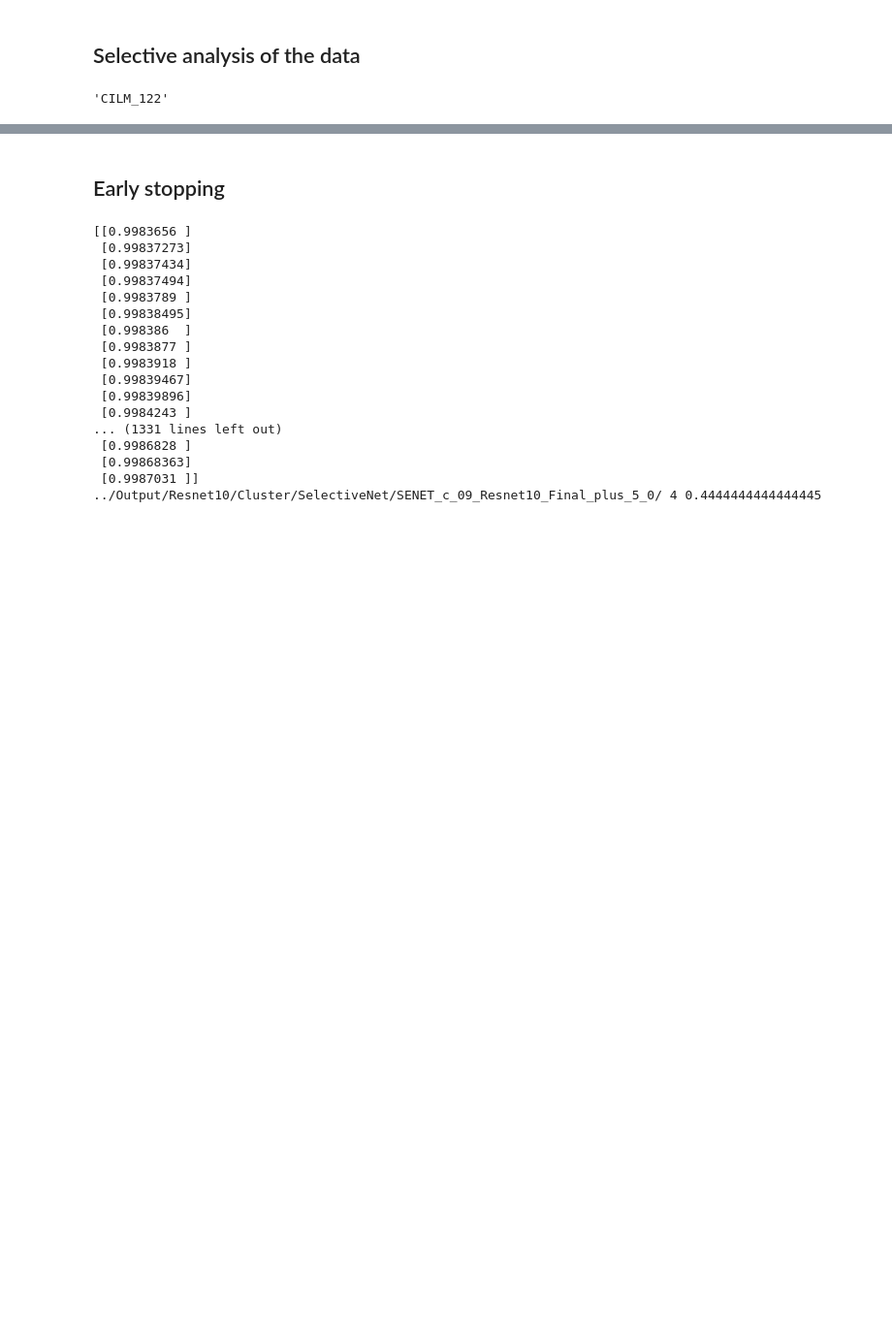
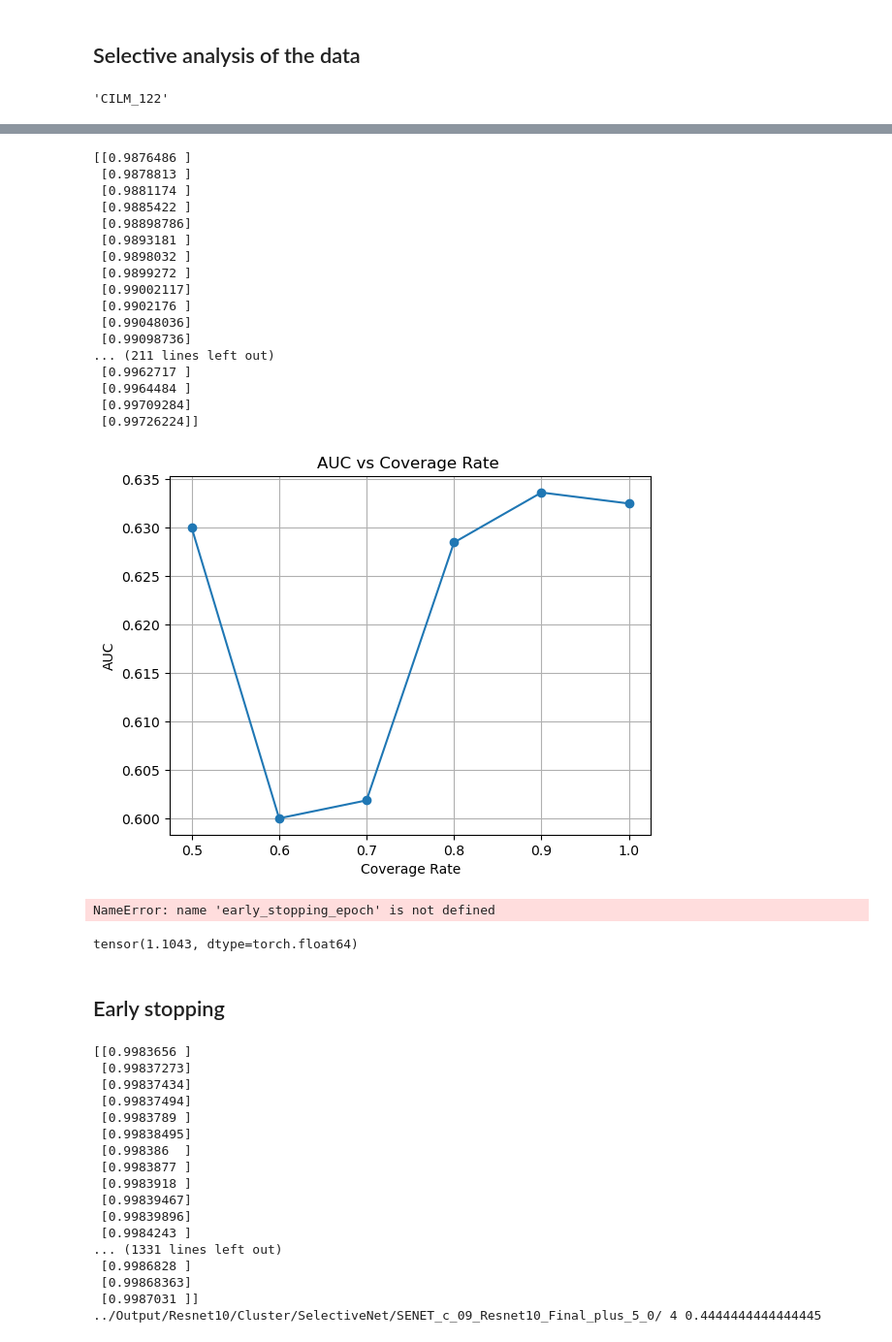
Before and after one commit to BaconDavid/CRLM_Internship_Project, a Jupyter notebook: Final_analysis.ipynb, the cells around one changed output, grey strips where cells are left out. Shown at 97% size. Saved outputs shown, nothing was run; the diff lists cells and outputs as text; code cells hidden in the pictures; blank space fills up the shorter version.

```diff
--- a/Final_analysis.ipynb
+++ b/Final_analysis.ipynb
@@ -1058,3 +1061,51 @@ plot_auc_vs_coverage_fold(folder,4,70)
+# %%
+plot_auc_vs_coverage_fold(folder,0,349)
+# %% [output]
+[[0.9876486 ]
+ [0.9878813 ]
+ [0.9881174 ]
+ [0.9885422 ]
+ [0.98898786]
+ [0.9893181 ]
+ [0.9898032 ]
+ [0.9899272 ]
+ [0.99002117]
+ [0.9902176 ]
+ [0.99048036]
+ [0.99098736]
+... (211 lines left out)
+ [0.9962717 ]
+ [0.9964484 ]
+ [0.99709284]
+ [0.99726224]]
+[figure, added]
+# %%
+folder_lst_resnet10 = ['../Output/Resnet10/Cluster/SelectiveNet/Garbage/SENET_c_05_t_07_b_10_lg_mix_1/']
+early_stopping_auc_dict = {folder:None for folder in folder_lst_resnet10}
+
+for folder in folder_lst_resnet10:
+    early_stopping_epochs = early_stopping_epoch(folder,300,0.005)
+    early_stopping_aucs = calculate_auc_early_stopping(early_stopping_epochs)
+
+all_aucs, all_epochs = auc_max_all_folds_epoch(folder,early_stopping_epochs)
+
+all_aucs
+# %% [output]
+NameError: name 'early_stopping_epoch' is not defined
+# %%
+# write a crossentroy loss
+import torch
+import torch.nn as nn
+import torch.optim as optim
+a = np.array([[0.1,0.9],[0.8,0.2]])
+b = [0,1]
+a = torch.from_numpy(a)
+b = torch.from_numpy(np.array(b)).long()
+criterion = nn.CrossEntropyLoss(reduce='mean')
+loss = criterion(a,b)
+print(loss)
+# %% [output]
+tensor(1.1043, dtype=torch.float64)
 # %%
 def plot_accuracy_vs_coverage_fold(folder, fold, epoch):
 
```
Also changed, not shown: parts of 4 cells of this notebook, 22 other files.
